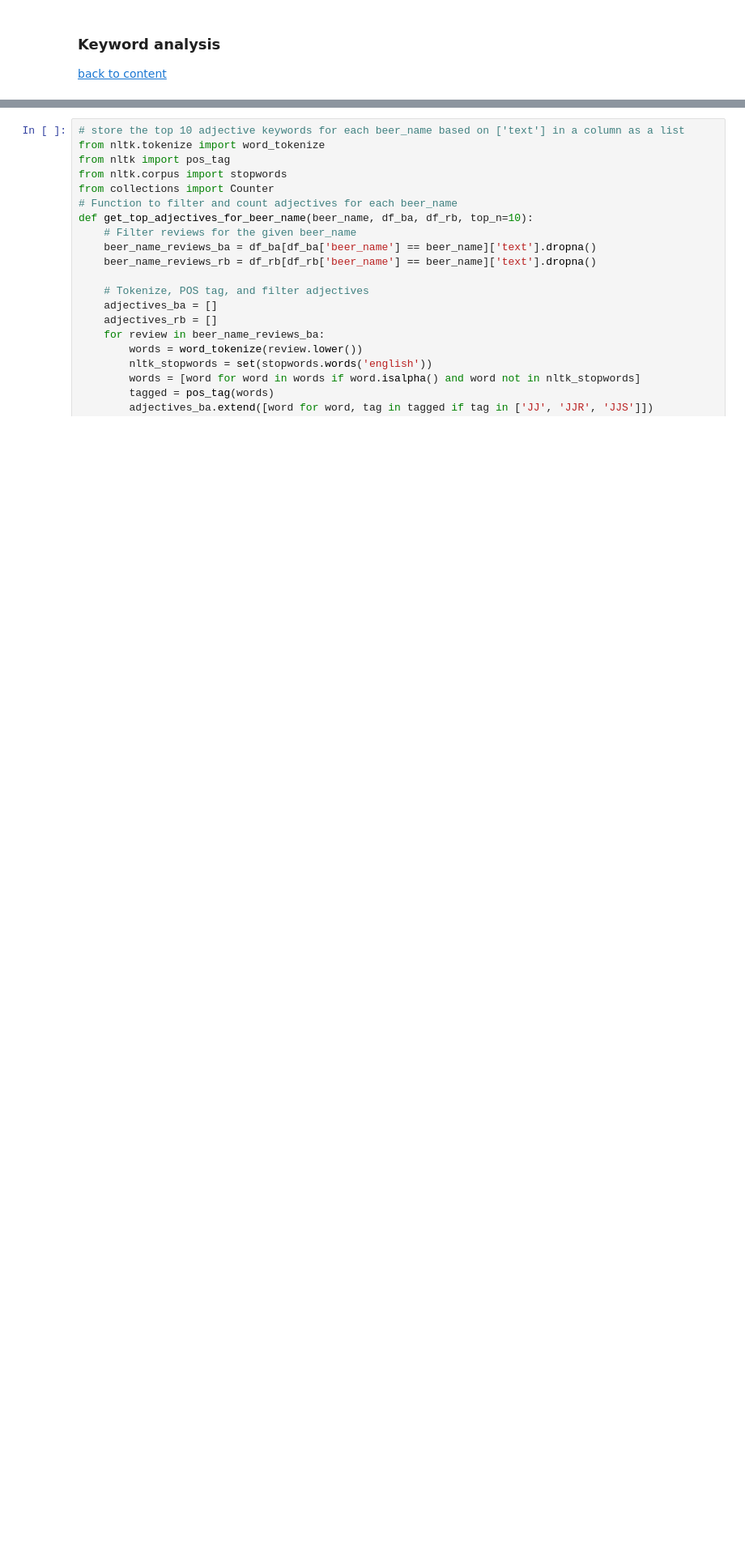
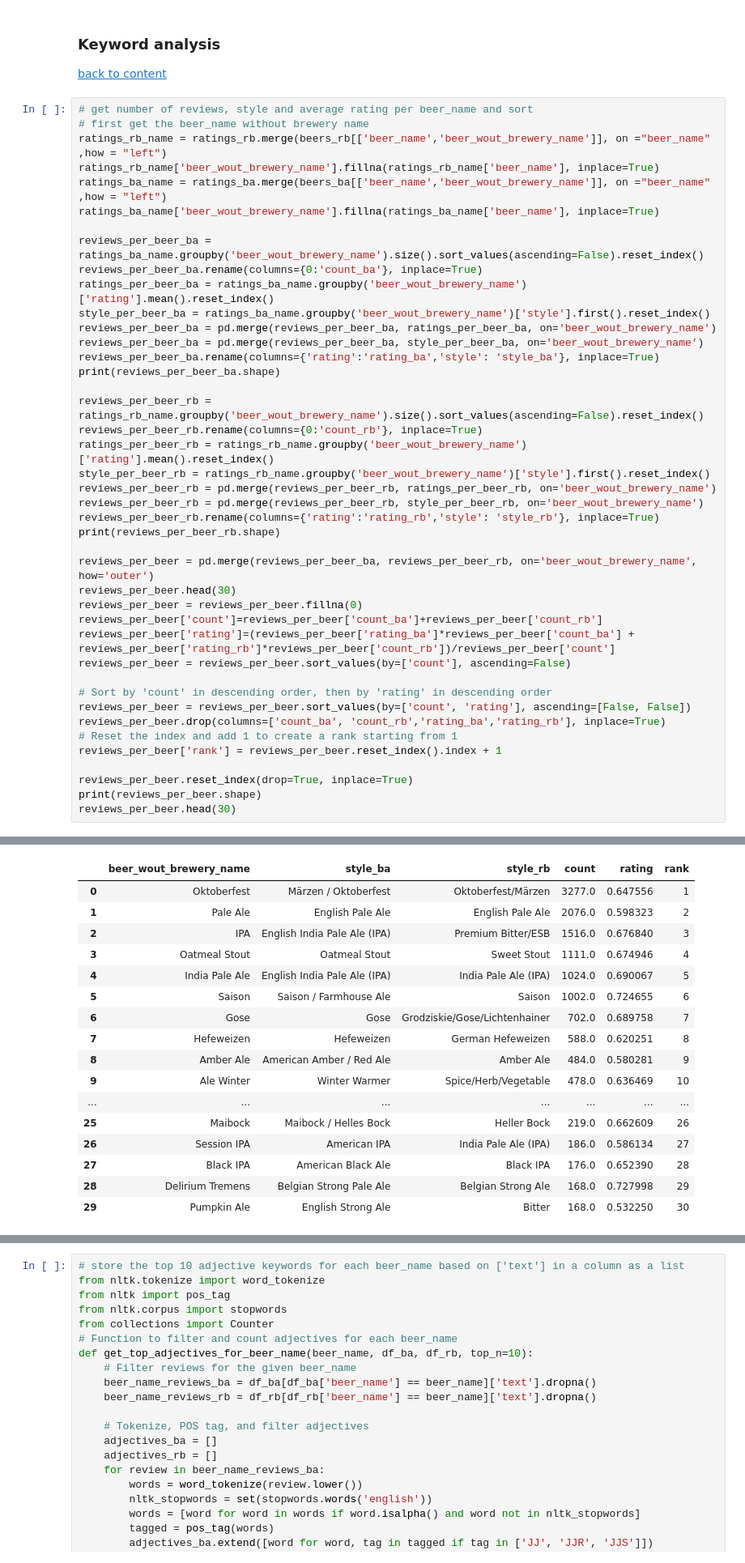
Before and after one commit to epfl-ada/ada-2023-project-badanalysist, a Jupyter notebook: preprocessing.ipynb, the cells around one changed output, grey strips where cells are left out. Shown at 81% size. Saved outputs shown, nothing was run; the diff lists cells and outputs as text; blank space fills up the shorter version.

```diff
--- a/preprocessing.ipynb
+++ b/preprocessing.ipynb
@@ -1097,3 +1190,46 @@ go to https://htmlpreview.github.io/?https://github.com/epfl-ada/ada-2023-projec
 # %% [markdown]
 ### Keyword analysis
 [back to content](#Content)
+# %%
+# get number of reviews, style and average rating per beer_name and sort
+# first get the beer_name without brewery name
+ratings_rb_name = ratings_rb.merge(beers_rb[['beer_name','beer_wout_brewery_name']], on ="beer_name" ,how = "left")
+ratings_rb_name['beer_wout_brewery_name'].fillna(ratings_rb_name['beer_name'], inplace=True)
+ratings_ba_name = ratings_ba.merge(beers_ba[['beer_name','beer_wout_brewery_name']], on ="beer_name" ,how = "left")
+ratings_ba_name['beer_wout_brewery_name'].fillna(ratings_ba_name['beer_name'], inplace=True)
+
+reviews_per_beer_ba = ratings_ba_name.groupby('beer_wout_brewery_name').size().sort_values(ascending=False).reset_index()
+reviews_per_beer_ba.rename(columns={0:'count_ba'}, inplace=True)
+ratings_per_beer_ba = ratings_ba_name.groupby('beer_wout_brewery_name')['rating'].mean().reset_index()
+style_per_beer_ba = ratings_ba_name.groupby('beer_wout_brewery_name')['style'].first().reset_index()
+reviews_per_beer_ba = pd.merge(reviews_per_beer_ba, ratings_per_beer_ba, on='beer_wout_brewery_name')
+reviews_per_beer_ba = pd.merge(reviews_per_beer_ba, style_per_beer_ba, on='beer_wout_brewery_name')
+reviews_per_beer_ba.rename(columns={'rating':'rating_ba','style': 'style_ba'}, inplace=True)
+print(reviews_per_beer_ba.shape)
+
+reviews_per_beer_rb = ratings_rb_name.groupby('beer_wout_brewery_name').size().sort_values(ascending=False).reset_index()
+reviews_per_beer_rb.rename(columns={0:'count_rb'}, inplace=True)
+ratings_per_beer_rb = ratings_rb_name.groupby('beer_wout_brewery_name')['rating'].mean().reset_index()
+style_per_beer_rb = ratings_rb_name.groupby('beer_wout_brewery_name')['style'].first().reset_index()
+reviews_per_beer_rb = pd.merge(reviews_per_beer_rb, ratings_per_beer_rb, on='beer_wout_brewery_name')
+reviews_per_beer_rb = pd.merge(reviews_per_beer_rb, style_per_beer_rb, on='beer_wout_brewery_name')
+reviews_per_beer_rb.rename(columns={'rating':'rating_rb','style': 'style_rb'}, inplace=True)
+print(reviews_per_beer_rb.shape)
+
+reviews_per_beer = pd.merge(reviews_per_beer_ba, reviews_per_beer_rb, on='beer_wout_brewery_name', how='outer')
+reviews_per_beer.head(30)
+reviews_per_beer = reviews_per_beer.fillna(0)
+reviews_per_beer['count']=reviews_per_beer['count_ba']+reviews_per_beer['count_rb']
+reviews_per_beer['rating']=(reviews_per_beer['rating_ba']*reviews_per_beer['count_ba'] + reviews_per_beer['rating_rb']*reviews_per_beer['count_rb'])/reviews_per_beer['count']
+reviews_per_beer = reviews_per_beer.sort_values(by=['count'], ascending=False)
+
+# Sort by 'count' in descending order, then by 'rating' in descending order
+reviews_per_beer = reviews_per_beer.sort_values(by=['count', 'rating'], ascending=[False, False])
+reviews_per_beer.drop(columns=['count_ba', 'count_rb','rating_ba','rating_rb'], inplace=True)
+# Reset the index and add 1 to create a rank starting from 1
+reviews_per_beer['rank'] = reviews_per_beer.reset_index().index + 1
+
+reviews_per_beer.reset_index(drop=True, inplace=True)
+print(reviews_per_beer.shape)
+reviews_per_beer.head(30)
+# %% [output]
@@ -1100 +1239,18 @@ go to https://htmlpreview.github.io/?https://github.com/epfl-ada/ada-2023-projec
+|  | beer_wout_brewery_name | style_ba | style_rb | count | rating | rank |
+| 0 | Oktoberfest | Märzen / Oktoberfest | Oktoberfest/Märzen | 3277.0 | 0.647556 | 1 |
+| 1 | Pale Ale | English Pale Ale | English Pale Ale | 2076.0 | 0.598323 | 2 |
+| 2 | IPA | English India Pale Ale (IPA) | Premium Bitter/ESB | 1516.0 | 0.676840 | 3 |
+| 3 | Oatmeal Stout | Oatmeal Stout | Sweet Stout | 1111.0 | 0.674946 | 4 |
+| 4 | India Pale Ale | English India Pale Ale (IPA) | India Pale Ale (IPA) | 1024.0 | 0.690067 | 5 |
+| 5 | Saison | Saison / Farmhouse Ale | Saison | 1002.0 | 0.724655 | 6 |
+| 6 | Gose | Gose | Grodziskie/Gose/Lichtenhainer | 702.0 | 0.689758 | 7 |
+| 7 | Hefeweizen | Hefeweizen | German Hefeweizen | 588.0 | 0.620251 | 8 |
+| 8 | Amber Ale | American Amber / Red Ale | Amber Ale | 484.0 | 0.580281 | 9 |
+| 9 | Ale Winter | Winter Warmer | Spice/Herb/Vegetable | 478.0 | 0.636469 | 10 |
+| ... | ... | ... | ... | ... | ... | ... |
+| 25 | Maibock | Maibock / Helles Bock | Heller Bock | 219.0 | 0.662609 | 26 |
+| 26 | Session IPA | American IPA | India Pale Ale (IPA) | 186.0 | 0.586134 | 27 |
+| 27 | Black IPA | American Black Ale | Black IPA | 176.0 | 0.652390 | 28 |
+| 28 | Delirium Tremens | Belgian Strong Pale Ale | Belgian Strong Ale | 168.0 | 0.727998 | 29 |
+| 29 | Pumpkin Ale | English Strong Ale | Bitter | 168.0 | 0.532250 | 30 |
 # %%
```
Also changed, not shown: parts of 8 cells of this notebook, 2 other files.
